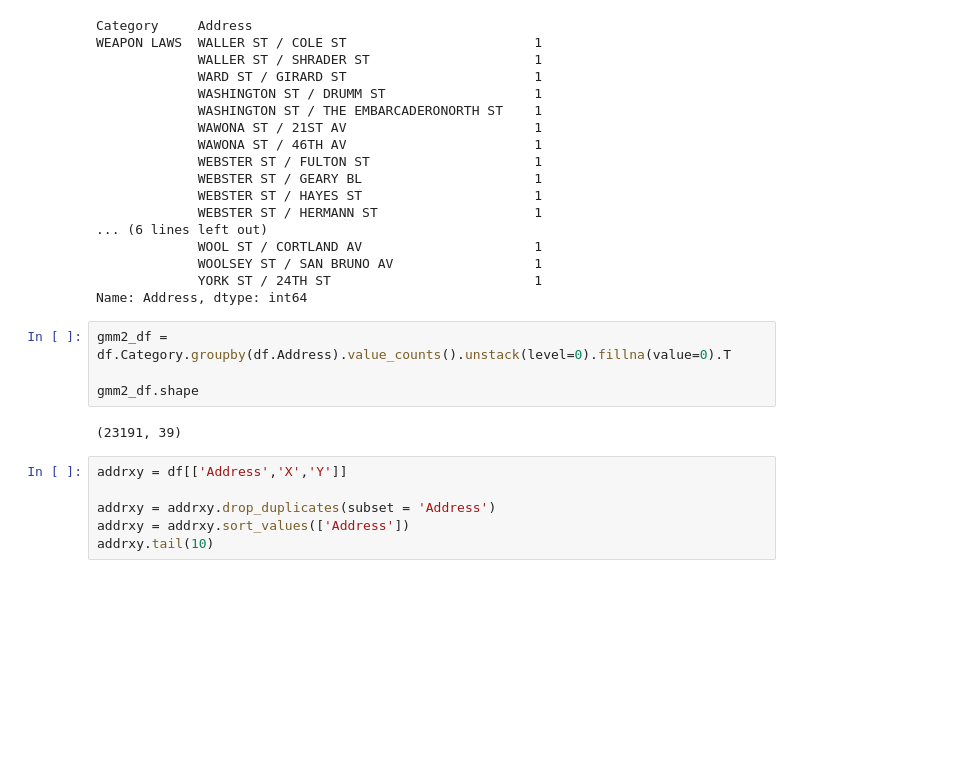
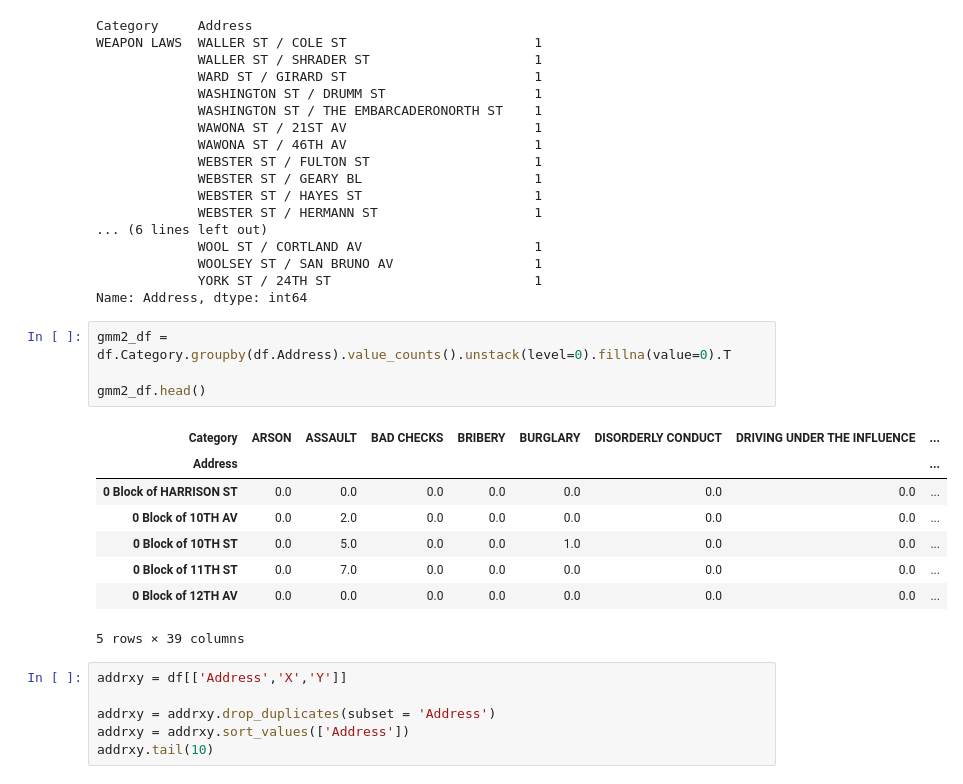
Before and after one commit to vheastman/SFCrimeModeling, a Jupyter notebook: SF_Crime_DH_Viz_draft3.ipynb, the cells around one changed output. Saved outputs shown, nothing was run; the diff lists cells and outputs as text; blank space fills up the shorter version.

```diff
--- a/SF_Crime_DH_Viz_draft3.ipynb
+++ b/SF_Crime_DH_Viz_draft3.ipynb
@@ -322,9 +322,16 @@ Name: Address, dtype: int64
 # %%
 gmm2_df = df.Category.groupby(df.Address).value_counts().unstack(level=0).fillna(value=0).T
 
-gmm2_df.shape
+gmm2_df.head()
 # %% [output]
+| Category | ARSON | ASSAULT | BAD CHECKS | BRIBERY | BURGLARY | DISORDERLY CONDUCT | DRIVING UNDER THE INFLUENCE | ... |
+| Address |  |  |  |  |  |  |  | ... |
+| 0 Block of HARRISON ST | 0.0 | 0.0 | 0.0 | 0.0 | 0.0 | 0.0 | 0.0 | ... |
+| 0 Block of 10TH AV | 0.0 | 2.0 | 0.0 | 0.0 | 0.0 | 0.0 | 0.0 | ... |
+| 0 Block of 10TH ST | 0.0 | 5.0 | 0.0 | 0.0 | 1.0 | 0.0 | 0.0 | ... |
+| 0 Block of 11TH ST | 0.0 | 7.0 | 0.0 | 0.0 | 0.0 | 0.0 | 0.0 | ... |
+| 0 Block of 12TH AV | 0.0 | 0.0 | 0.0 | 0.0 | 0.0 | 0.0 | 0.0 | ... |
-(23191, 39)
+5 rows × 39 columns
 # %%
 addrxy = df[['Address','X','Y']]
 
```
Also changed, not shown: parts of 13 cells of this notebook.
